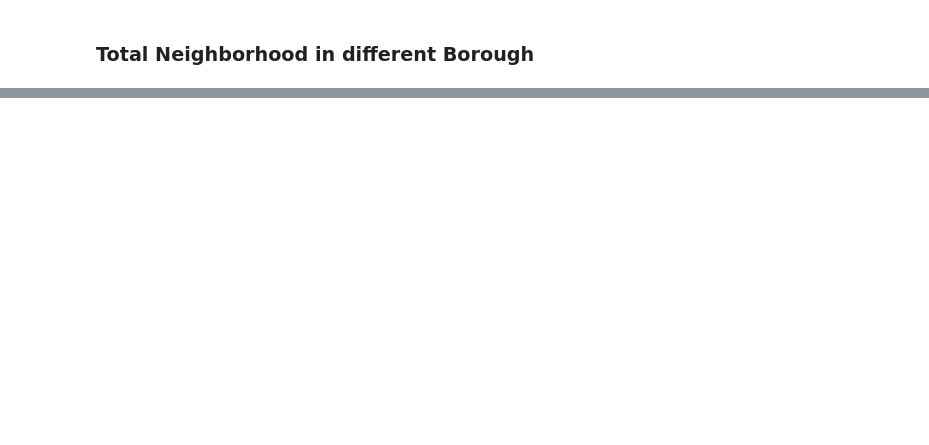
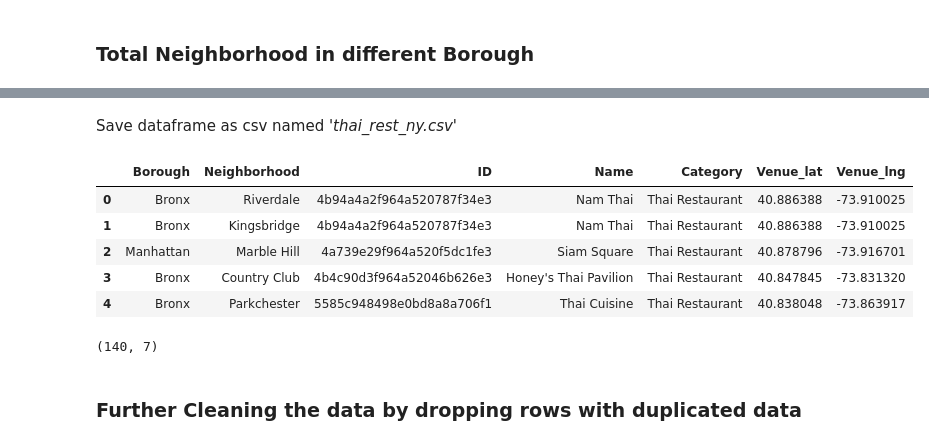
Before and after one commit to touchaee/Coursera_Capstone, a Jupyter notebook: Capstone - where to open a Thai restaurant in Newyork.ipynb, the cells around one changed output, grey strips where cells are left out. Drawn from its saved outputs; the diff is of its cells as text; code cells hidden in the pictures; blank space fills up the shorter version.

```diff
--- a/Capstone - where to open a Thai restaurant in Newyork.ipynb
+++ b/Capstone - where to open a Thai restaurant in Newyork.ipynb
@@ -168,0 +318,2 @@ We see that Queens has highest number of neighborhoods
+# %% [markdown]
+Save dataframe as csv named _'thai_rest_ny.csv'_
@@ -168,0 +324,15 @@ We see that Queens has highest number of neighborhoods
+# %%
+Thai_rest_ny.head()
+# %% [output]
+|  | Borough | Neighborhood | ID | Name | Category | Venue_lat | Venue_lng |
+| 0 | Bronx | Riverdale | 4b94a4a2f964a520787f34e3 | Nam Thai | Thai Restaurant | 40.886388 | -73.910025 |
+| 1 | Bronx | Kingsbridge | 4b94a4a2f964a520787f34e3 | Nam Thai | Thai Restaurant | 40.886388 | -73.910025 |
+| 2 | Manhattan | Marble Hill | 4a739e29f964a520f5dc1fe3 | Siam Square | Thai Restaurant | 40.878796 | -73.916701 |
+| 3 | Bronx | Country Club | 4b4c90d3f964a52046b626e3 | Honey's Thai Pavilion | Thai Restaurant | 40.847845 | -73.831320 |
+| 4 | Bronx | Parkchester | 5585c948498e0bd8a8a706f1 | Thai Cuisine | Thai Restaurant | 40.838048 | -73.863917 |
+# %%
+print(Thai_rest_ny.shape)
+# %% [output]
+(140, 7)
+# %% [markdown]
+### Further Cleaning the data by dropping rows with duplicated data
```
Also changed, not shown: parts of 23 cells of this notebook, 1 other file.
